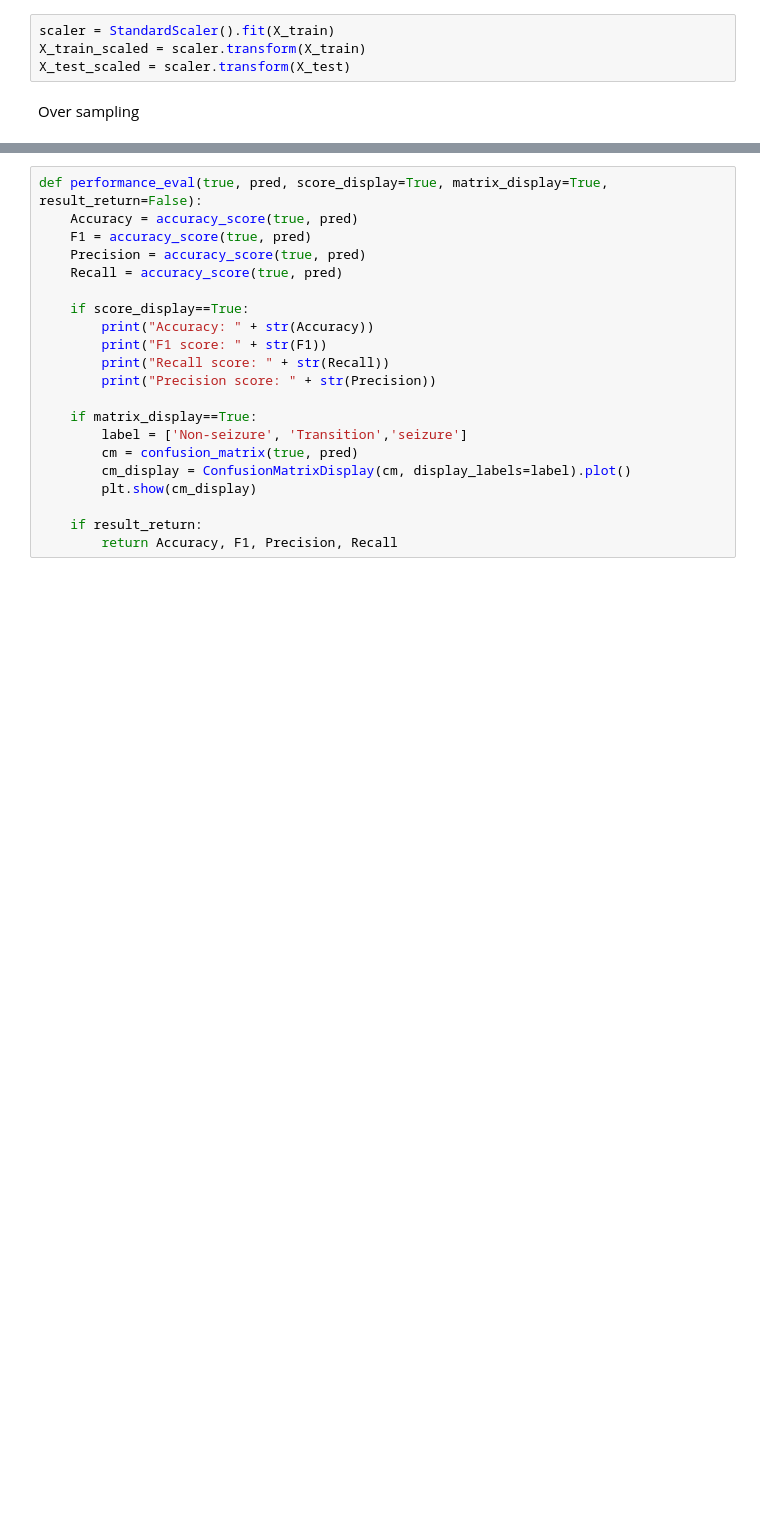
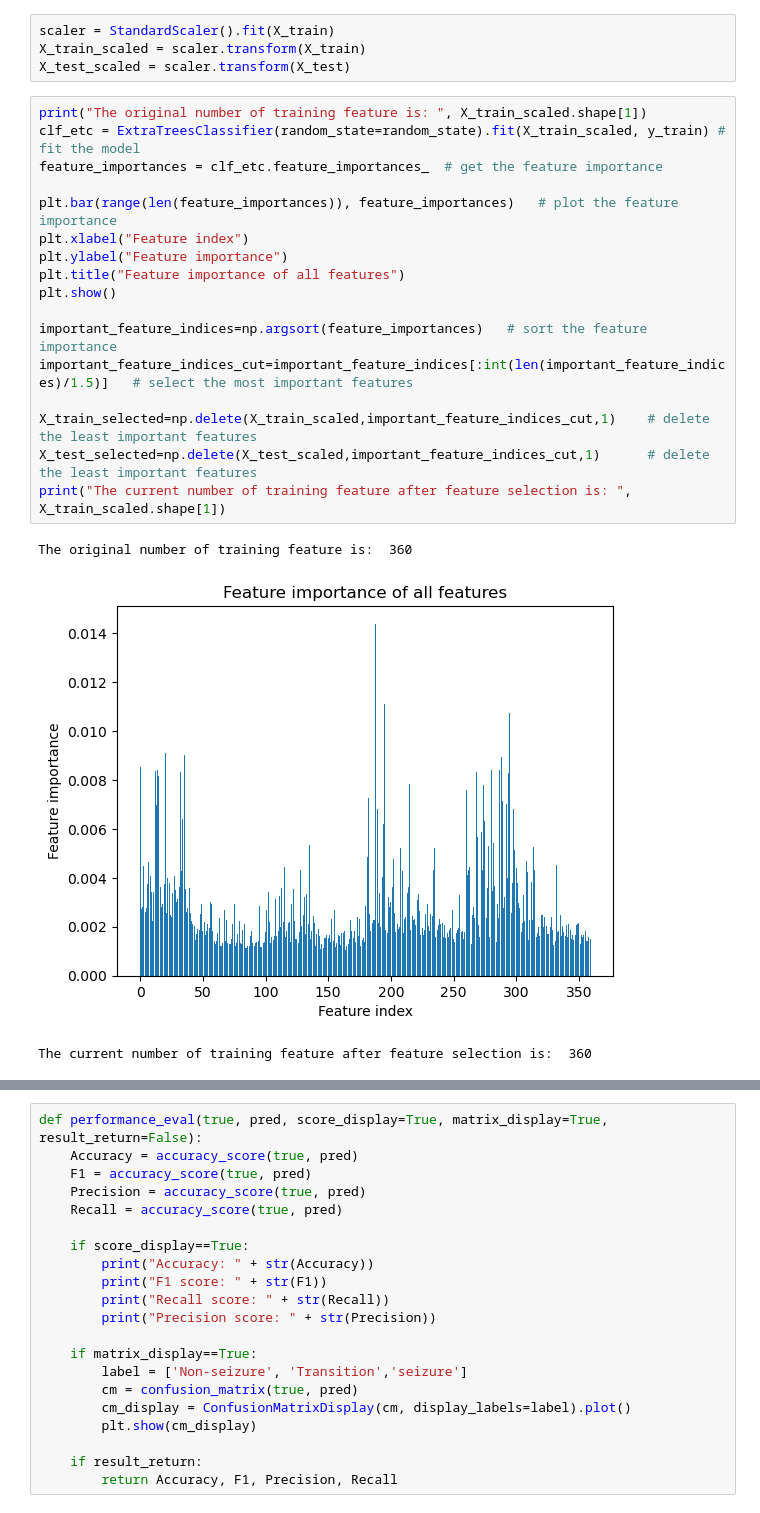
Before and after one commit to Hong-01/EE4C12-Epileptic-Seizure-Detection-using-EEG, a Jupyter notebook: SVC.ipynb, the cells around one changed output, grey strips where cells are left out. Saved outputs shown, nothing was run; the diff lists cells and outputs as text; blank space fills up the shorter version.

```diff
--- a/SVC.ipynb
+++ b/SVC.ipynb
@@ -47,6 +48,25 @@ X_train, X_test, y_train, y_test = train_test_split(X, y, test_size=test_size, r
 scaler = StandardScaler().fit(X_train)
 X_train_scaled = scaler.transform(X_train)
 X_test_scaled = scaler.transform(X_test)
-# %% [markdown]
-Over sampling
+# %%
+print("The original number of training feature is: ", X_train_scaled.shape[1])
+clf_etc = ExtraTreesClassifier(random_state=random_state).fit(X_train_scaled, y_train) # fit the model
+feature_importances = clf_etc.feature_importances_  # get the feature importance
+
+plt.bar(range(len(feature_importances)), feature_importances)   # plot the feature importance
+plt.xlabel("Feature index")
+plt.ylabel("Feature importance")
+plt.title("Feature importance of all features")
+plt.show()
+
+important_feature_indices=np.argsort(feature_importances)   # sort the feature importance
+important_feature_indices_cut=important_feature_indices[:int(len(important_feature_indices)/1.5)]   # select the most important features
+
+X_train_selected=np.delete(X_train_scaled,important_feature_indices_cut,1)    # delete the least important features
+X_test_selected=np.delete(X_test_scaled,important_feature_indices_cut,1)      # delete the least important features
+print("The current number of training feature after feature selection is: ", X_train_scaled.shape[1])
+# %% [output]
+The original number of training feature is:  360
+[figure, added]
+The current number of training feature after feature selection is:  360
 # %%
```
Also changed, not shown: parts of 13 cells of this notebook, 1 other file.
